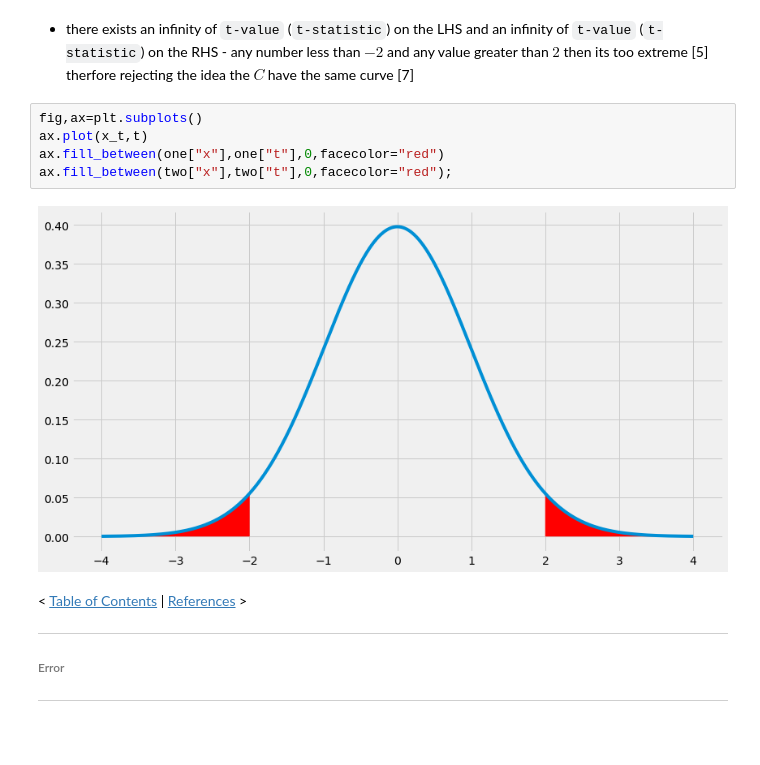
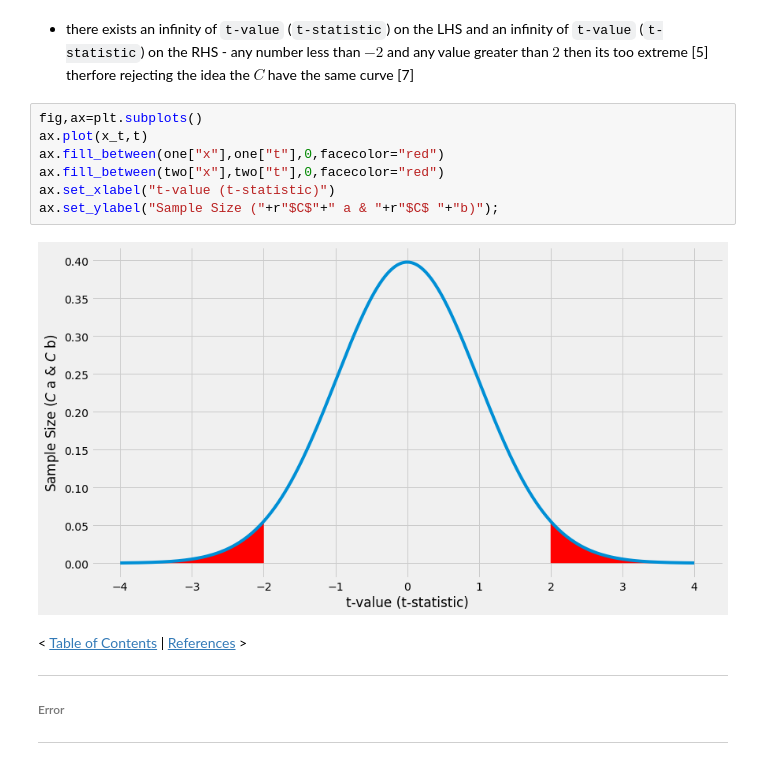
Before and after one commit to SeanOhAileasa/mls-scikit-learn-scipy-stats, a Jupyter notebook: scipy-stats.ipynb, the cells around one changed output. Drawn from its saved outputs; the diff is of its cells as text; blank space fills up the shorter version.

```diff
--- a/scipy-stats.ipynb
+++ b/scipy-stats.ipynb
@@ -1014,10 +1031,12 @@ two
 # %%
 fig,ax=plt.subplots()
 ax.plot(x_t,t)
 ax.fill_between(one["x"],one["t"],0,facecolor="red")
-ax.fill_between(two["x"],two["t"],0,facecolor="red");
+ax.fill_between(two["x"],two["t"],0,facecolor="red")
+ax.set_xlabel("t-value (t-statistic)")
+ax.set_ylabel("Sample Size ("+r"$C$"+" a & "+r"$C$ "+"b)");
 # %% [output]
-[figure, old version]
+[figure, new version]
 # %% [markdown]
 < [Table of Contents](#top) | [References](#references) >
 <a id="solutionProbabilityDensityFunctionError"></a>
```
Also changed, not shown: parts of 99 cells of this notebook, 1 other file.
